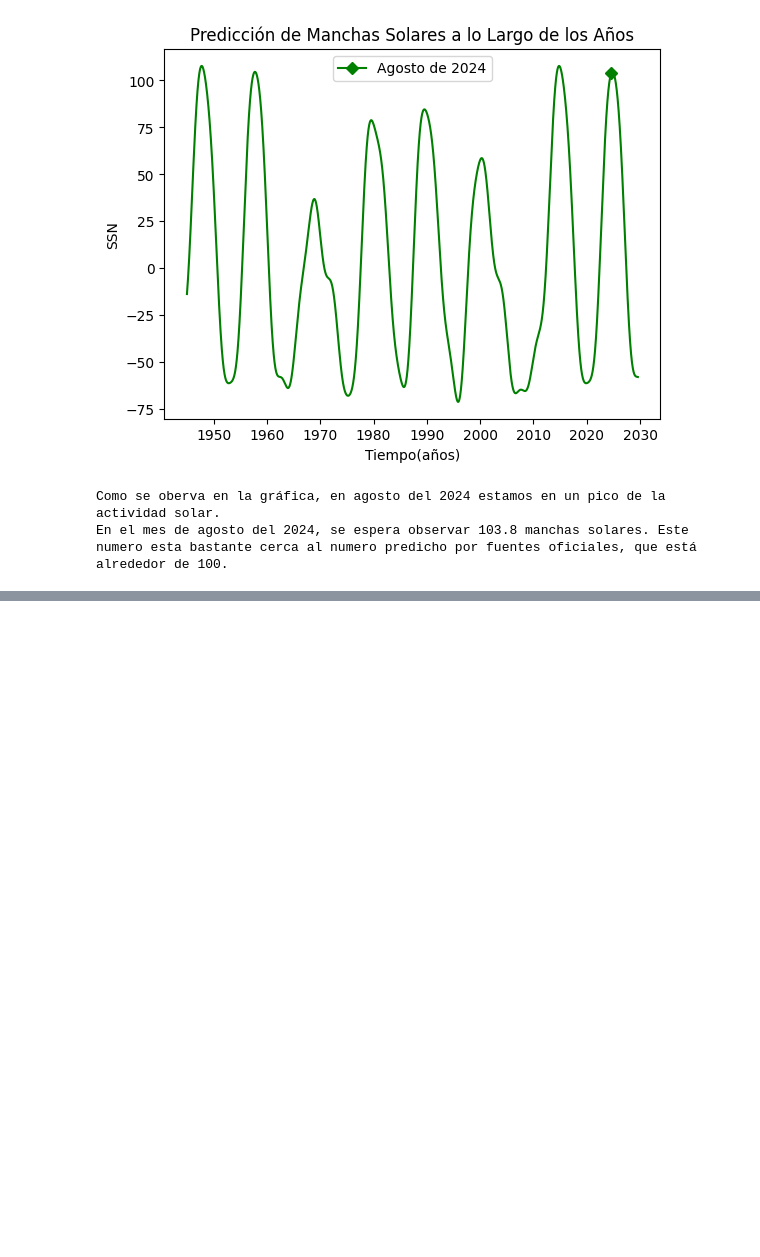
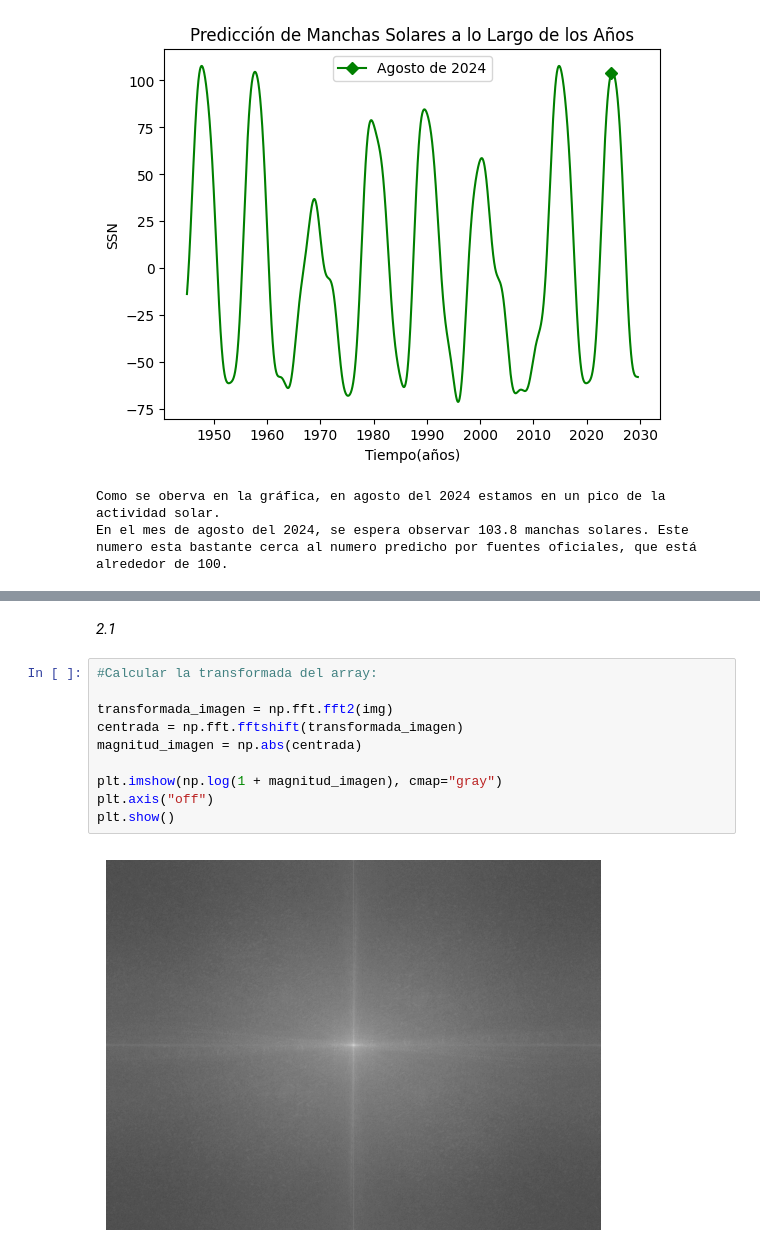
Before and after one commit to EstebanFuentesS/Metodos-Computacionales-2, a Jupyter notebook: Taller2.ipynb, the cells around one changed output, grey strips where cells are left out. Drawn from its saved outputs; the diff is of its cells as text; blank space fills up the shorter version.

```diff
--- a/Taller2.ipynb
+++ b/Taller2.ipynb
@@ -180,0 +193,14 @@ En el mes de agosto del 2024, se espera observar 103.8 manchas solares. Este num
+# %% [markdown]
+*2.1*
+# %%
+#Calcular la transformada del array:
+
+transformada_imagen = np.fft.fft2(img)
+centrada = np.fft.fftshift(transformada_imagen)
+magnitud_imagen = np.abs(centrada)
+
+plt.imshow(np.log(1 + magnitud_imagen), cmap="gray")
+plt.axis("off")
+plt.show()
+# %% [output]
+[figure, added]
```
Also changed, not shown: parts of 5 cells of this notebook.
